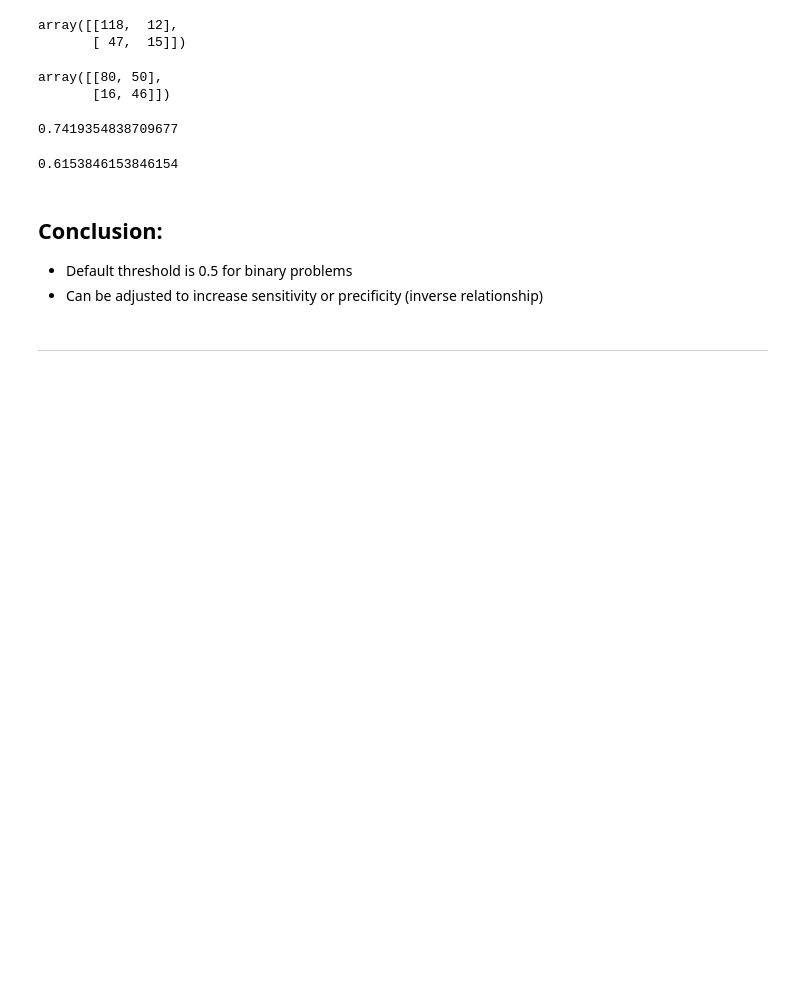
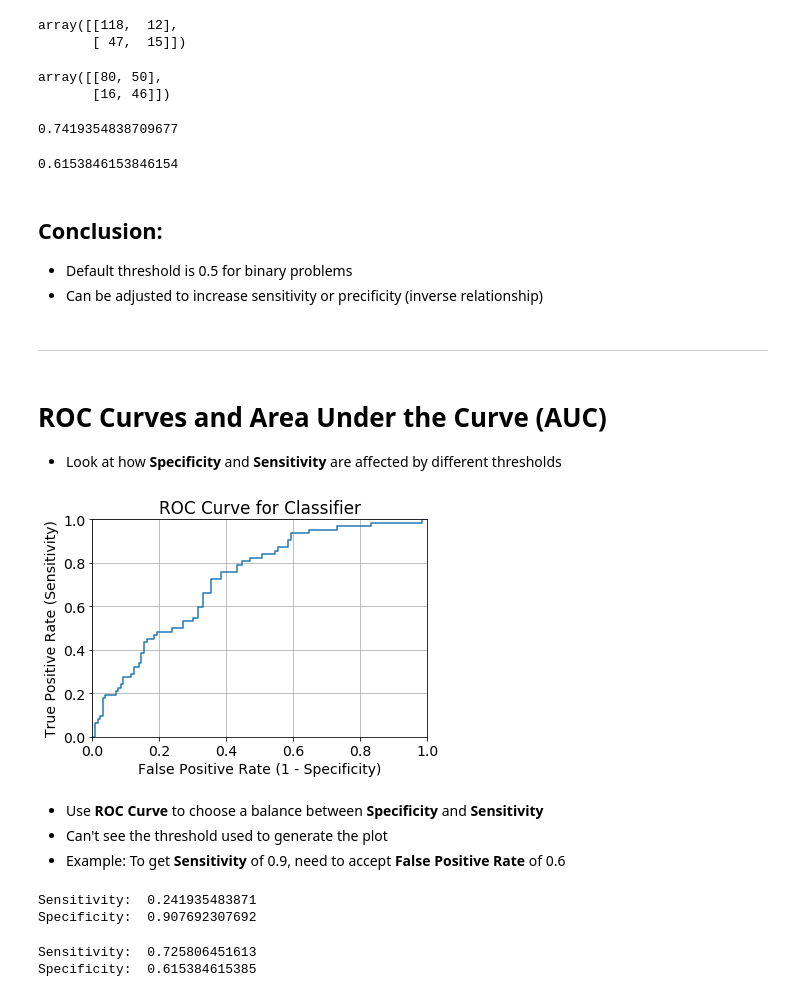
Before and after one commit to romabash/Python-notebooks-collection, a Jupyter notebook: Scikit-learn/7_Model-Evaluation.ipynb, the cells around one changed output. Drawn from its saved outputs; the diff is of its cells as text; code cells hidden in the pictures; blank space fills up the shorter version.

```diff
--- a/Scikit-learn/7_Model-Evaluation.ipynb
+++ b/Scikit-learn/7_Model-Evaluation.ipynb
@@ -336,3 +336,23 @@ print(80 / (80 + 50))
 - Can be adjusted to increase sensitivity or precificity (inverse relationship)
 # %% [markdown]
 <hr>
+# %% [markdown]
+# ROC Curves and Area Under the Curve (AUC)
+- Look at how **Specificity** and **Sensitivity** are affected by different thresholds
+# %%
+# Using roc_curve function from metrics module
+# Pass in actual values (y_test) and predicted probabilities (y_pred_prob) for class 1
+fpr, tpr, thresholds = metrics.roc_curve(y_test, y_pred_prob)
+plt.plot(fpr, tpr)
+plt.xlim([0.0, 1.0])
+plt.ylim([0.0, 1.0])
+plt.title("ROC Curve for Classifier")
+plt.xlabel("False Positive Rate (1 - Specificity)")
+plt.ylabel("True Positive Rate (Sensitivity)")
+plt.grid(True)
+# %% [output]
+[figure, added]
+# %% [markdown]
+- Use **ROC Curve** to choose a balance between **Specificity** and **Sensitivity**
+- Can't see the threshold used to generate the plot
+- Example: To get **Sensitivity** of 0.9, need to accept **False Positive Rate** of 0.6
@@ -338,0 +364,12 @@ print(80 / (80 + 50))
+# %%
+# Look at default threshold
+evaluate_threshold(0.5)
+# %% [output]
+Sensitivity:  0.241935483871
+Specificity:  0.907692307692
+# %%
+# Look at threshold of 0.3
+evaluate_threshold(0.3)
+# %% [output]
+Sensitivity:  0.725806451613
+Specificity:  0.615384615385
```
Also changed, not shown: parts of 6 cells of this notebook.
